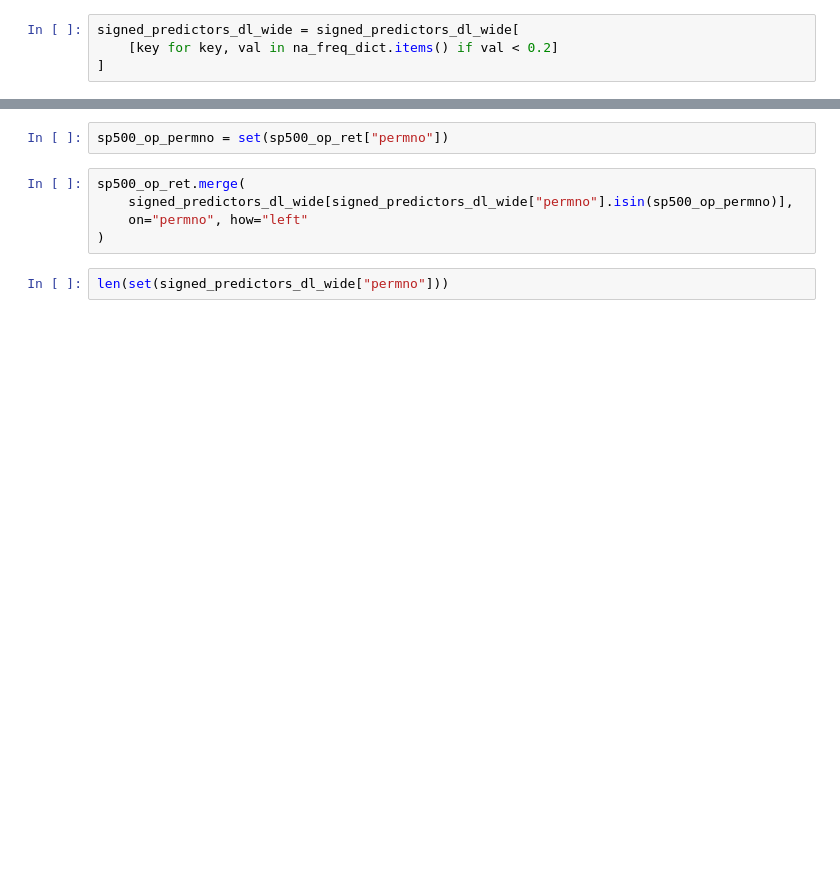
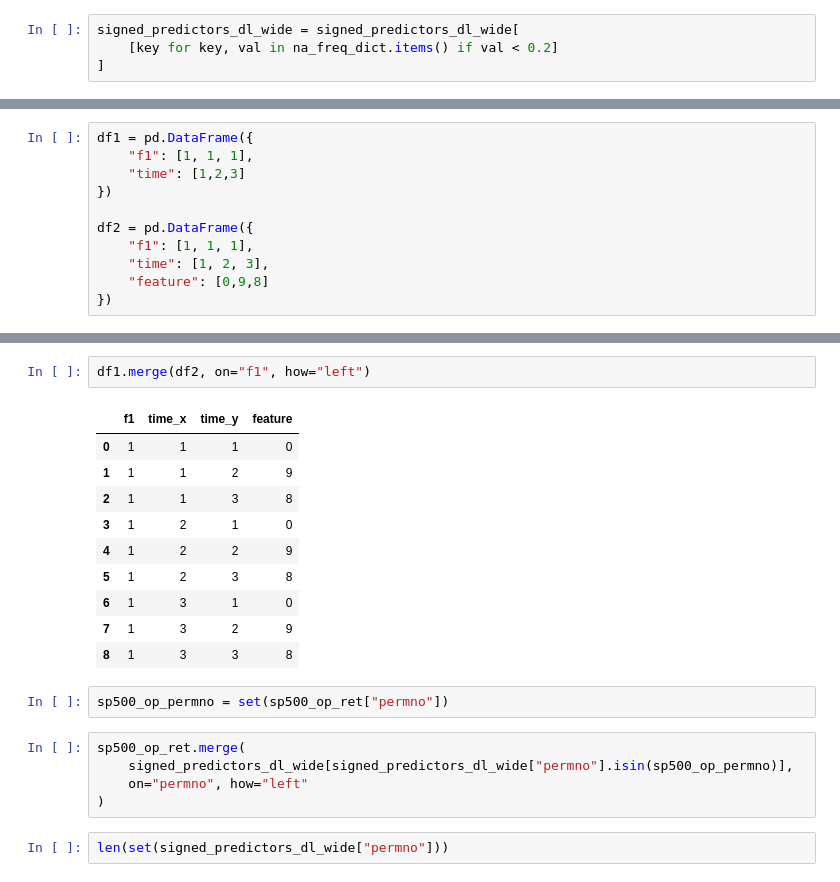
Before and after one commit to jzfrank/AQF-option-rodeo, a Jupyter notebook: data_merger.ipynb, the cells around one changed output, grey strips where cells are left out. Saved outputs shown, nothing was run; the diff lists cells and outputs as text; blank space fills up the shorter version.

```diff
--- a/data_merger.ipynb
+++ b/data_merger.ipynb
@@ -61,0 +108,11 @@ signed_predictors_dl_wide = signed_predictors_dl_wide[
+# %%
+df1 = pd.DataFrame({
+    "f1": [1, 1, 1],
+    "time": [1,2,3]
+})
+
+df2 = pd.DataFrame({
+    "f1": [1, 1, 1],
+    "time": [1, 2, 3],
+    "feature": [0,9,8]
+})
@@ -62,3 +126,16 @@ signed_predictors_dl_wide = signed_predictors_dl_wide[
+# %%
+df1.merge(df2, on="f1", how="left")
+# %% [output]
+|  | f1 | time_x | time_y | feature |
+| 0 | 1 | 1 | 1 | 0 |
+| 1 | 1 | 1 | 2 | 9 |
+| 2 | 1 | 1 | 3 | 8 |
+| 3 | 1 | 2 | 1 | 0 |
+| 4 | 1 | 2 | 2 | 9 |
+| 5 | 1 | 2 | 3 | 8 |
+| 6 | 1 | 3 | 1 | 0 |
+| 7 | 1 | 3 | 2 | 9 |
+| 8 | 1 | 3 | 3 | 8 |
 # %%
 sp500_op_permno = set(sp500_op_ret["permno"])
 # %%
```
Also changed, not shown: parts of 11 cells of this notebook, 6 other files.
